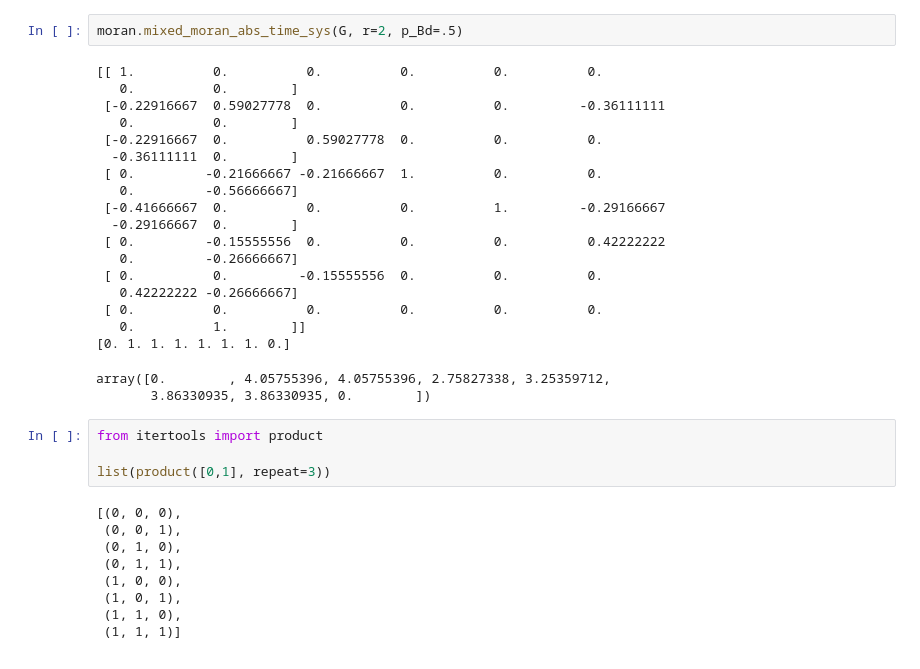
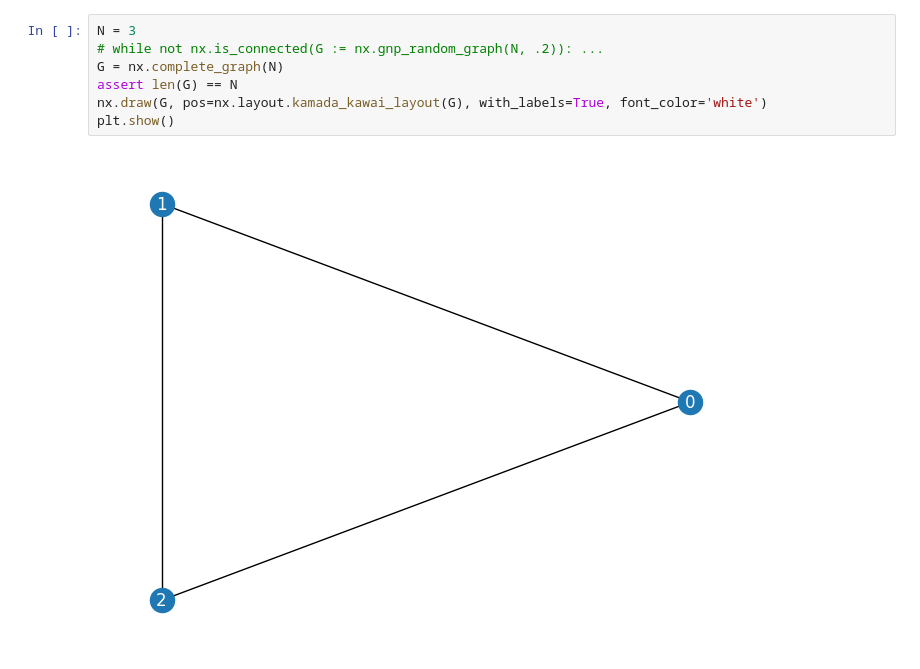
Before and after one commit to harvard-evolutionary-dynamics/mixed-moran, a Jupyter notebook: playground.ipynb, the cells around one changed output. Saved outputs shown, nothing was run; the diff lists cells and outputs as text.

```diff
--- a/playground.ipynb
+++ b/playground.ipynb
@@ -39,35 +27,9 @@ Text(0, 0.5, 'r')
-# %%
-moran.mixed_moran_abs_time_sys(G, r=2, p_Bd=.5)
-# %% [output]
-[[ 1.          0.          0.          0.          0.          0.
-   0.          0.        ]
- [-0.22916667  0.59027778  0.          0.          0.         -0.36111111
-   0.          0.        ]
- [-0.22916667  0.          0.59027778  0.          0.          0.
-  -0.36111111  0.        ]
- [ 0.         -0.21666667 -0.21666667  1.          0.          0.
-   0.         -0.56666667]
- [-0.41666667  0.          0.          0.          1.         -0.29166667
-  -0.29166667  0.        ]
- [ 0.         -0.15555556  0.          0.          0.          0.42222222
-   0.         -0.26666667]
- [ 0.          0.         -0.15555556  0.          0.          0.
-   0.42222222 -0.26666667]
- [ 0.          0.          0.          0.          0.          0.
-   0.          1.        ]]
-[0. 1. 1. 1. 1. 1. 1. 0.]
-array([0.        , 4.05755396, 4.05755396, 2.75827338, 3.25359712,
-       3.86330935, 3.86330935, 0.        ])
-# %%
-from itertools import product
-
-list(product([0,1], repeat=3))
-# %% [output]
-[(0, 0, 0),
- (0, 0, 1),
- (0, 1, 0),
- (0, 1, 1),
- (1, 0, 0),
- (1, 0, 1),
- (1, 1, 0),
- (1, 1, 1)]
+# %%
+N = 3
+# while not nx.is_connected(G := nx.gnp_random_graph(N, .2)): ...
+G = nx.complete_graph(N)
+assert len(G) == N
+nx.draw(G, pos=nx.layout.kamada_kawai_layout(G), with_labels=True, font_color='white')
+plt.show()
+# %% [output]
+[figure, added]
```
Also changed, not shown: parts of 16 cells of this notebook, 25 other files.
